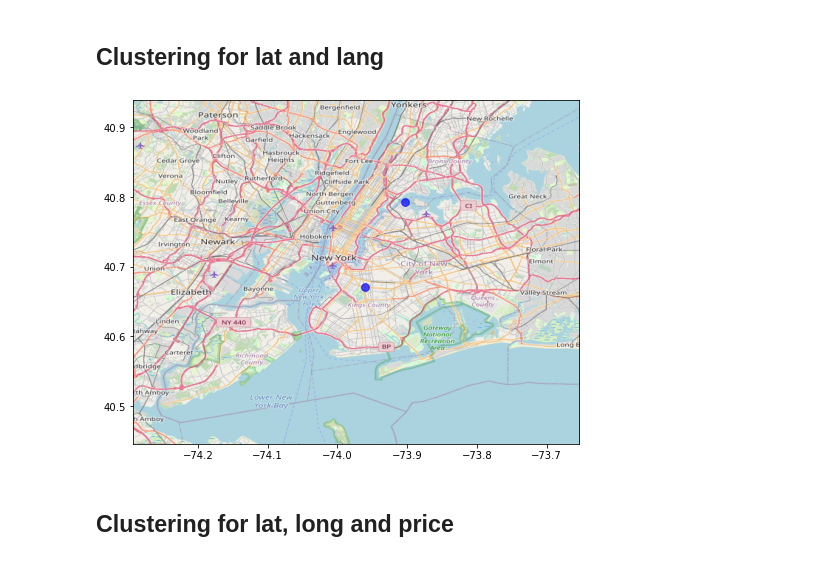
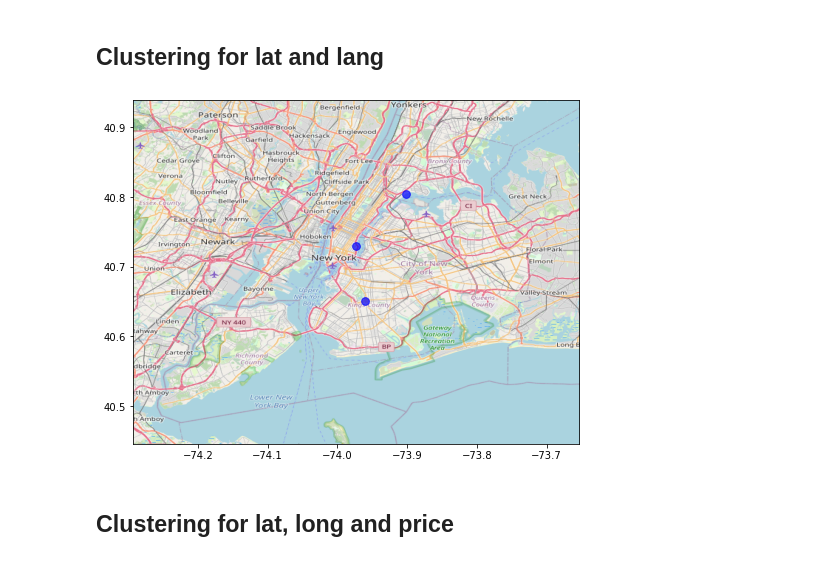
Before and after one commit to aljazerzen/bid-data-project, a Jupyter notebook: task4.ipynb, the cells around one changed output. Saved outputs shown, nothing was run; the diff lists cells and outputs as text; code cells hidden in the pictures.

```diff
--- a/task4.ipynb
+++ b/task4.ipynb
@@ -295,12 +296,12 @@ KeyboardInterrupt:
 
 source = Stream()
 
-sources = ['./data/{0}.gz.parquet'.format(x) for x in range(2022,2023)]
+sources = ['./data/{0}.gz.parquet'.format(x) for x in range(2018,2023)]
 
 
 sdf = DataFrame(stream = source, example= dfheadinfo.head(1))
 
-n = 2
+n = 3
 
 random.seed(datetime.now())
 
@@ -319,34 +320,34 @@ def stest(r):
     lat = r['lat']
     closest = np.argmin(distance.cdist([[lng, lat]], clusters))
 
     counts[closest] = counts[closest] + 1
 
     clusters[closest][0] = clusters[closest][0] + (1/counts[closest])*(lng-clusters[closest][0])
     clusters[closest][1] = clusters[closest][1] + (1/counts[closest])*(lat-clusters[closest][1])
 
 
 
 
 
 sdf.stream.sink(stest)
 
 for j in sources:
     df = pd.read_parquet(j)
-    for i in range(5000):
+    for i in range(len(df)):
         source.emit(df.iloc[i])
         if i%100==0:
             fig, ax = plt.subplots(figsize = (8,7))
             lg, la = list(zip(*clusters))
             ax.scatter(lg, la, zorder = 1, alpha= 0.7, c=['b'], s=60)
             ax.set_xlim(BBox[0],BBox[1])
             ax.set_ylim(BBox[2],BBox[3])
             ax.imshow(ruh_m, zorder=0, extent = BBox, aspect= 'equal')
             clear_output(wait=True)
             plt.show()
             #print("{0}\n{1}/{2}".format(j, i, len(df)))
             #print(clusters)
             #print(counts)
 # %% [output]
-[figure, old version]
+[figure, new version]
 # %% [markdown]
 ## Clustering for lat, long and price
```
Also changed, not shown: parts of 6 cells of this notebook.
